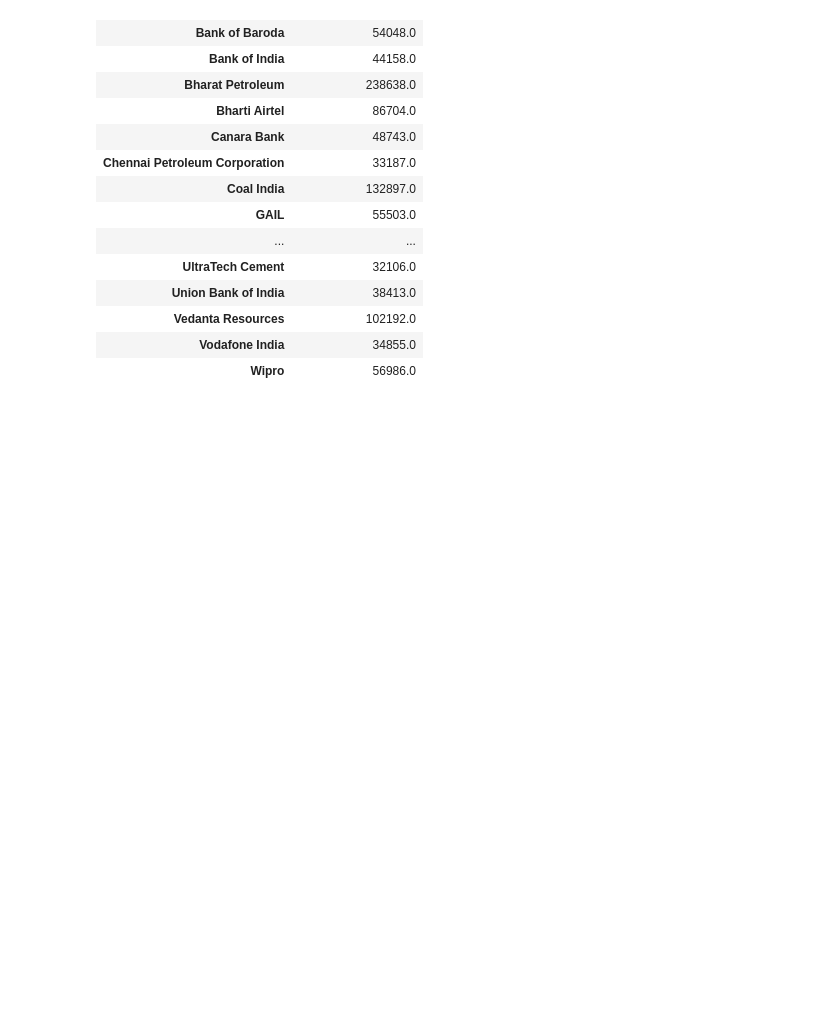
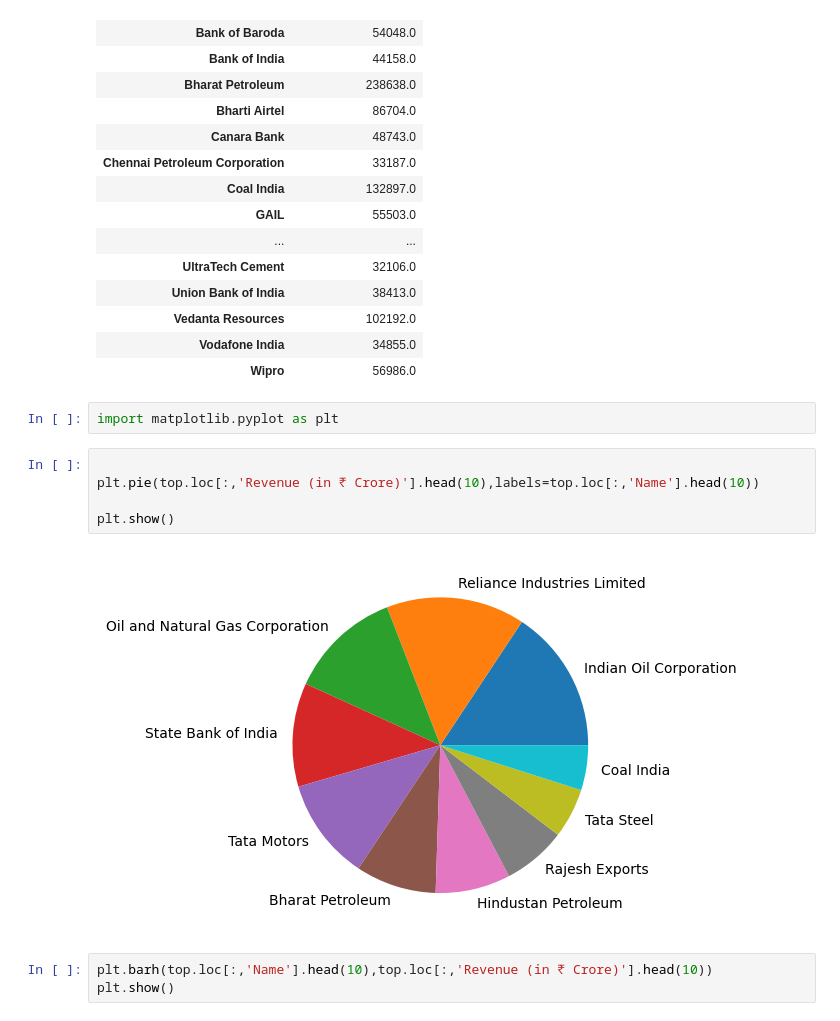
Before and after one commit to gagan-deep-s/Python-Scripts, a Jupyter notebook: Website Dataset Analysis.ipynb, the cells around one changed output. Saved outputs shown, nothing was run; the diff lists cells and outputs as text; blank space fills up the shorter version.

```diff
--- a/Website Dataset Analysis.ipynb
+++ b/Website Dataset Analysis.ipynb
@@ -54,3 +54,15 @@ top.groupby('Name').mean()
 | Vedanta Resources | 102192.0 |
 | Vodafone India | 34855.0 |
 | Wipro | 56986.0 |
+# %%
+import matplotlib.pyplot as plt
+# %%
+
+plt.pie(top.loc[:,'Revenue (in ₹ Crore)'].head(10),labels=top.loc[:,'Name'].head(10))
+
+plt.show()
+# %% [output]
+[figure, added]
+# %%
+plt.barh(top.loc[:,'Name'].head(10),top.loc[:,'Revenue (in ₹ Crore)'].head(10))
+plt.show()
```
